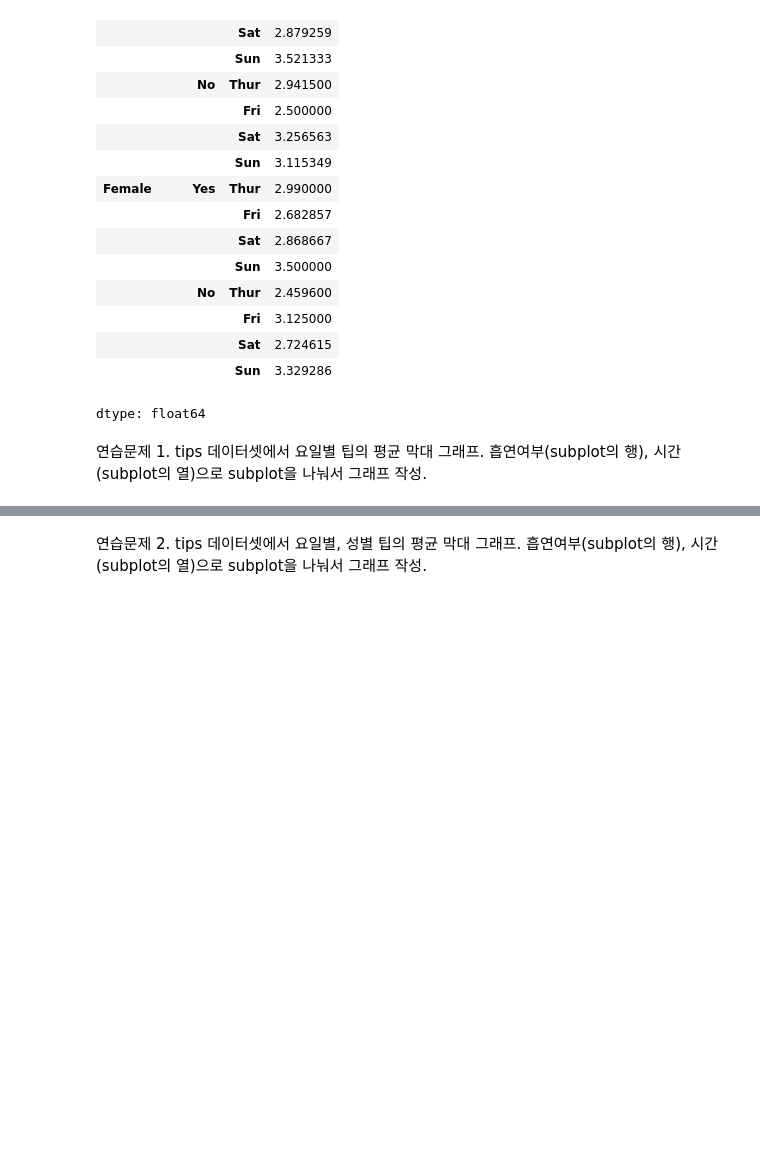
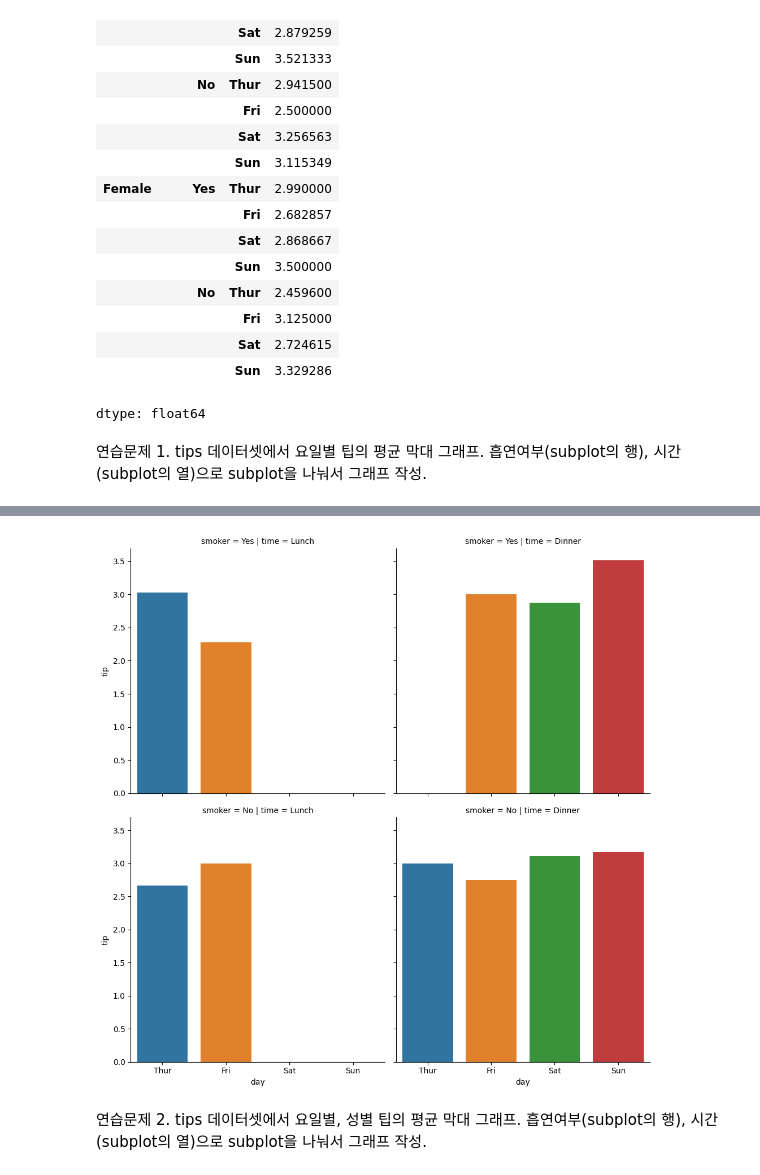
Before and after one commit to JakeOh/202504_itwill_oracle88, a Jupyter notebook: python21.ipynb, the cells around one changed output, grey strips where cells are left out. Drawn from its saved outputs; the diff is of its cells as text; code cells hidden in the pictures; blank space fills up the shorter version.

```diff
--- a/python21.ipynb
+++ b/python21.ipynb
@@ -449,2 +471,8 @@ dtype: float64
+# %%
+sns.catplot(data=tips, x='day', y='tip', kind='bar', hue='day', errorbar=None,
+            row='smoker', col='time')
+plt.show()
+# %% [output]
+[figure, added]
 # %% [markdown]
 연습문제 2. tips 데이터셋에서 요일별, 성별 팁의 평균 막대 그래프. 흡연여부(subplot의 행), 시간(subplot의 열)으로 subplot을 나눠서 그래프 작성.
```
Also changed, not shown: parts of 22 cells of this notebook.
